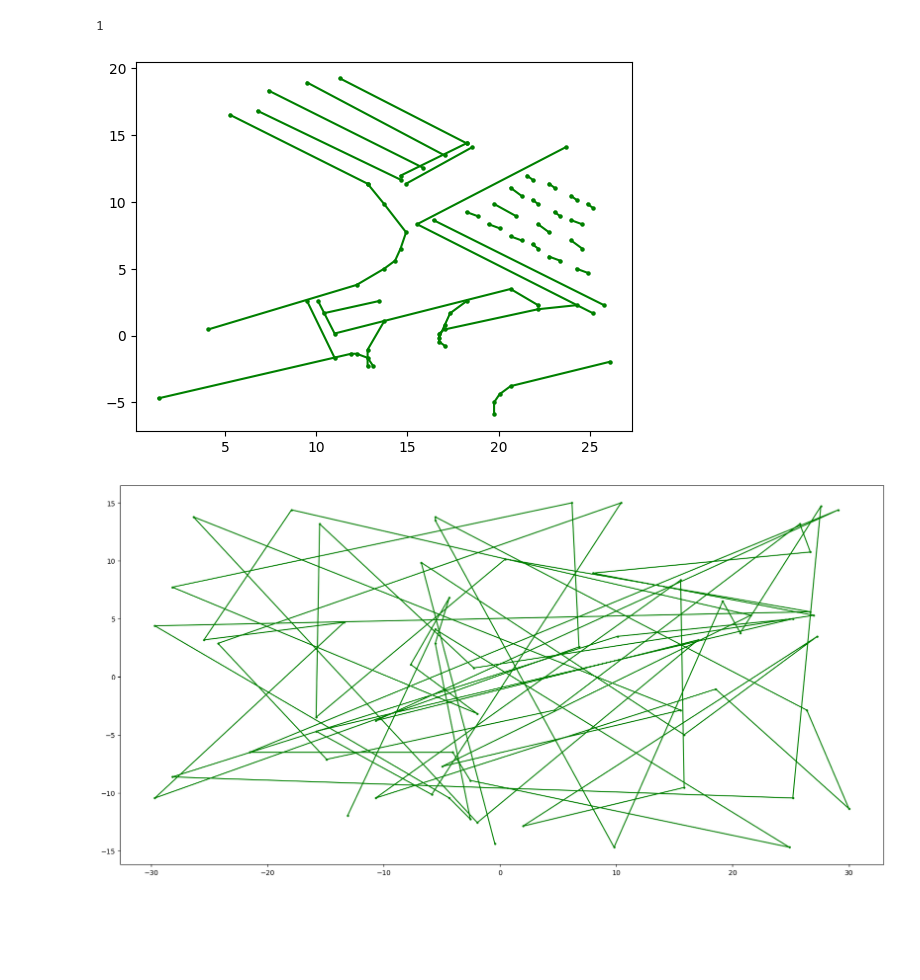
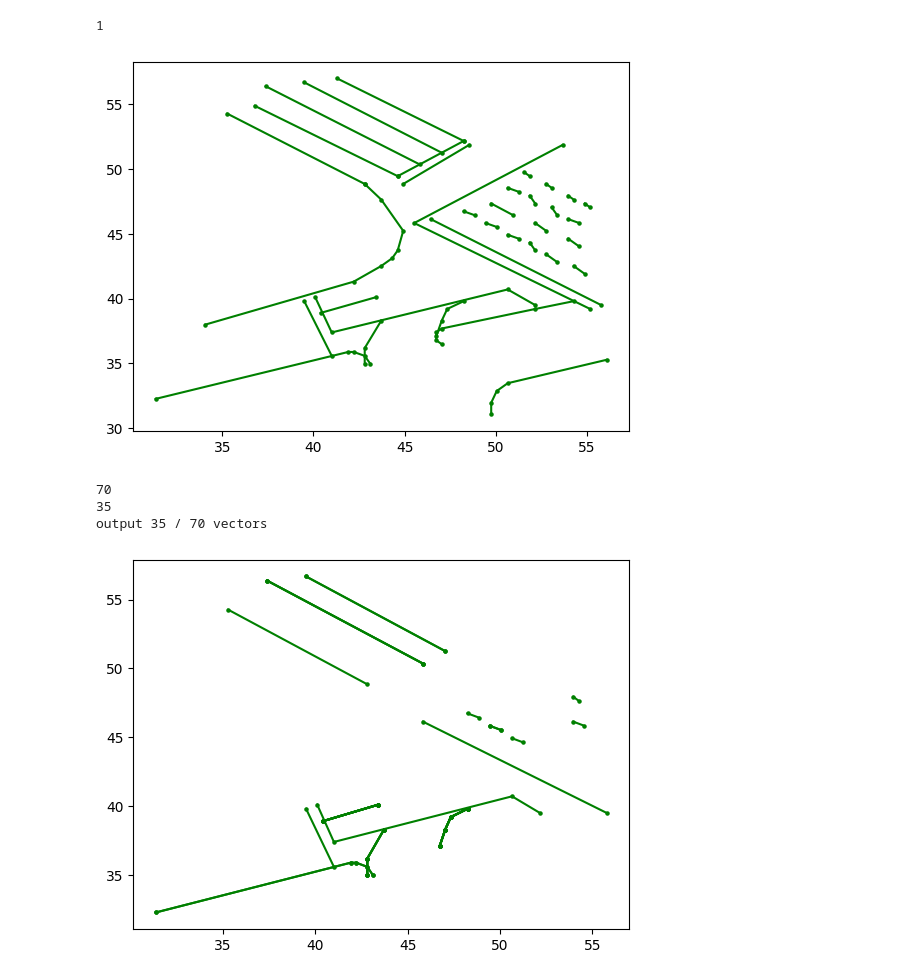
Before and after one commit to yinwu33/VectorMapNet_code, a Jupyter notebook: check.ipynb, the cells around one changed output. Drawn from its saved outputs; the diff is of its cells as text; code cells hidden in the pictures; blank space fills up the shorter version.

```diff
--- a/check.ipynb
+++ b/check.ipynb
@@ -7,7 +7,7 @@ print('os.getcwd():', os.getcwd())
 # %% [output]
 os.getcwd(): /root/workspace/VectorMapNet_code
 # %%
-with open('./work_dirs/vectormapnet_ld/results_nuscence.pkl', 'rb') as f:
+with open('./work_dirs/vectormapnet_ld/result_ld.pkl', 'rb') as f:
     results = pickle.load(f)
 
 results.keys()
@@ -170,15 +154,24 @@ for i in results['groundTruth']['vectors']:
     plot_points(i['pts'], color=color_map[i['type']], close=close_map[i['type']])
     seq += 1
 # %% [output]
-[figure, old version]
+[figure, new version]
 # %%
+seq = 0
+print(len(results['results']['vectors']))
+print(len(results['groundTruth']['vectors']))
 
-seq = 0
+
 for i in results['results']['vectors']:
-    if i['confidence_level'] < 0.61:
+    if i['confidence_level'] < 0.9:
         continue
     # fig = plt.figure(figsize=(20, 10))
+    # print(i['confidence_level'])
     plot_points(i['pts'], color=color_map[i['type']], close=close_map[i['type']])
     seq += 1
+
+print(f"output {seq} / {len(results['results']['vectors'])} vectors")
 # %% [output]
+70
+35
+output 35 / 70 vectors
-[figure, old version]
+[figure, new version]
```
Also changed, not shown: parts of 8 cells of this notebook, 3 other files.
